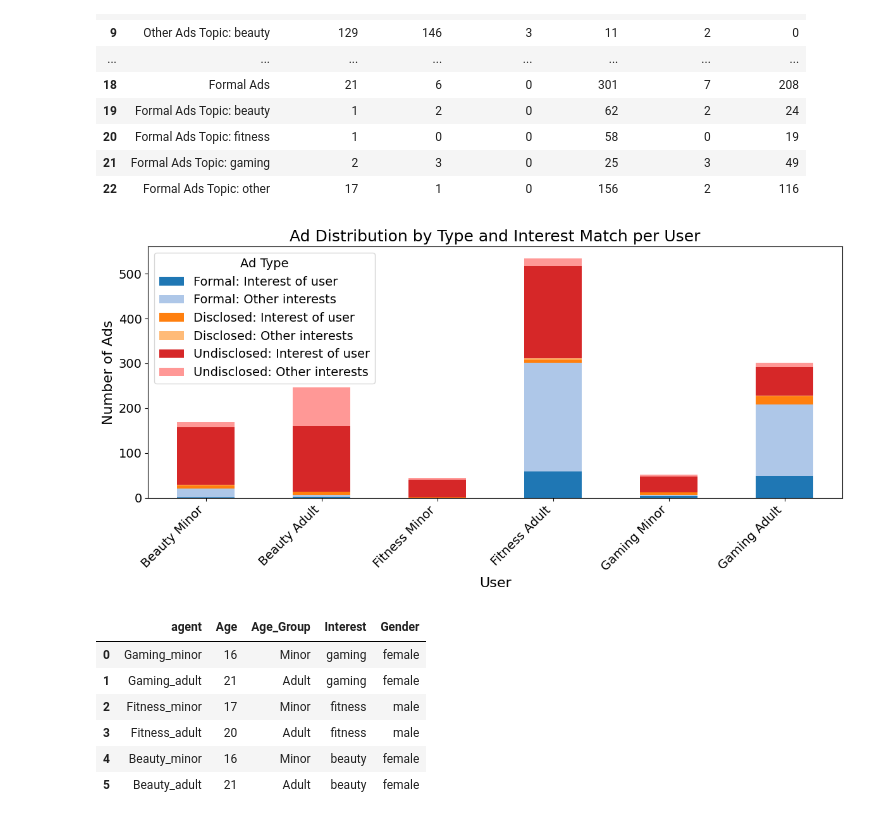
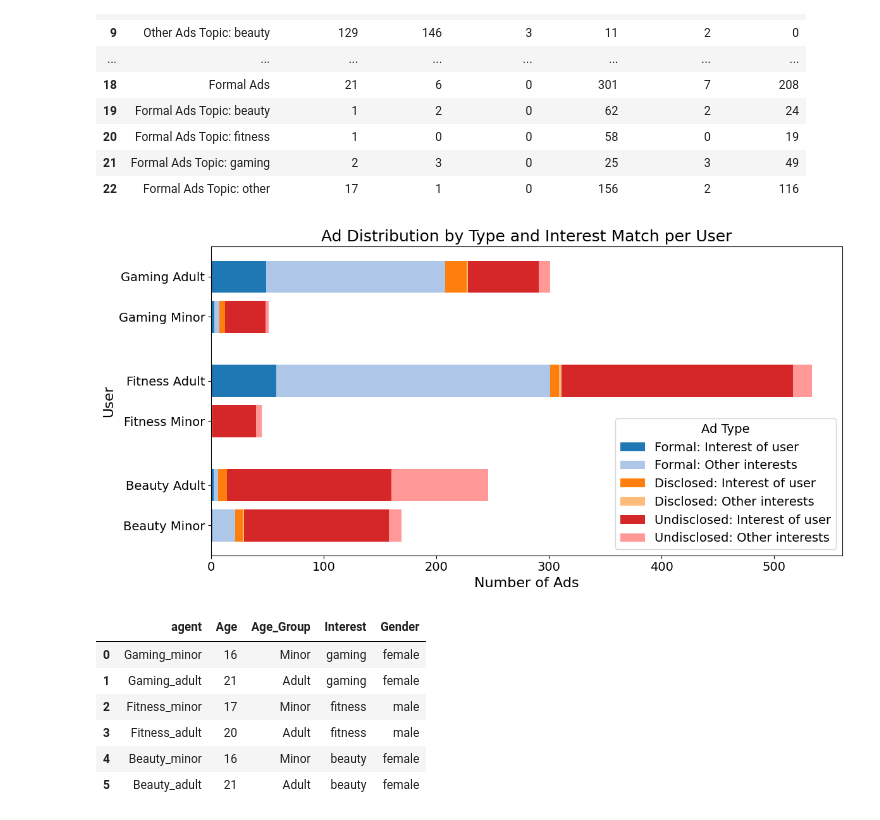
Before and after one commit to kinit-sk/dsaaudit-facct-2026, a Jupyter notebook: dsa_study.ipynb, the cells around one changed output. Saved outputs shown, nothing was run; the diff lists cells and outputs as text; code cells hidden in the pictures.

```diff
--- a/dsa_study.ipynb
+++ b/dsa_study.ipynb
@@ -63,47 +63,80 @@ for i, agent in enumerate(agents):
     influencer_match = float(summary_table.loc[summary_table.iloc[:, 0] == f'Influencer Ads Topic: {interest}'].values[0][i+1])
     influencer_nomatch = sum([
         float(summary_table.loc[summary_table.iloc[:, 0] == f'Influencer Ads Topic: {topic}'].values[0][i+1])
         for topic in formal_topics if topic != interest
     ])
 
     other_match = float(summary_table.loc[summary_table.iloc[:, 0] == f'Other Ads Topic: {interest}'].values[0][i+1])
     other_nomatch = sum([
         float(summary_table.loc[summary_table.iloc[:, 0] == f'Other Ads Topic: {topic}'].values[0][i+1])
         for topic in formal_topics if topic != interest
     ])
 
     ad_data_rows.append({
         'Agent': agent_label,
         f'{ad_types_mapping["formal"]}: Interest of user': formal_match,
         f'{ad_types_mapping["formal"]}: Other interests': formal_nomatch,
         f'{ad_types_mapping["influencer"]}: Interest of user': influencer_match,
         f'{ad_types_mapping["influencer"]}: Other interests': influencer_nomatch,
         f'{ad_types_mapping["other"]}: Interest of user': other_match,
         f'{ad_types_mapping["other"]}: Other interests': other_nomatch
     })
 
 ad_data = pd.DataFrame(ad_data_rows)
 
-# Create stacked bar chart
+# Group agents by interest to visually pair minor/adult
+def sort_key(agent_label):
+    interest, age = agent_label.split(' ')
+    interest_order = ['Beauty', 'Fitness', 'Gaming']
+    age_order = ['Minor', 'Adult']
+    return (interest_order.index(interest), age_order.index(age))
+
+ad_data = ad_data.sort_values('Agent', key=lambda s: s.map(sort_key))
+
+plot_cols = [
+    f'{ad_types_mapping["formal"]}: Interest of user',
+    f'{ad_types_mapping["formal"]}: Other interests',
+    f'{ad_types_mapping["influencer"]}: Interest of user',
+    f'{ad_types_mapping["influencer"]}: Other interests',
+    f'{ad_types_mapping["other"]}: Interest of user',
+    f'{ad_types_mapping["other"]}: Other interests'
+ ]
+
+# Create grouped y positions with a small gap between interests
+labels = ad_data["Agent"].tolist()
+groups = [label.split()[0] for label in labels]
+y_positions = []
+current_y = 0
+gap = 0.6
+
+for idx, group in enumerate(groups):
+    if idx > 0 and group != groups[idx - 1]:
+        current_y += gap
+    y_positions.append(current_y)
+    current_y += 1
+
+plot_data = ad_data.set_index("Agent")[plot_cols]
+
+# Create horizontal grouped stacked bar chart
 fig, ax = plt.subplots(figsize=(12, 6))
-ad_data.set_index('Agent')[[f'{ad_types_mapping["formal"]}: Interest of user', f'{ad_types_mapping["formal"]}: Other interests',
-                              f'{ad_types_mapping["influencer"]}: Interest of user', f'{ad_types_mapping["influencer"]}: Other interests',
-                              f'{ad_types_mapping["other"]}: Interest of user', f'{ad_types_mapping["other"]}: Other interests']].plot(
-    kind='bar',
-    stacked=True,
-    ax=ax,
-    color=['#1f77b4', '#aec7e8','#ff7f0e', '#ffbb78', '#d62728', '#ff9896']
-)
-ax.set_ylabel('Number of Ads', fontsize=16)
-ax.set_xlabel('User', fontsize=16)
+left = None
+colors = ['#1f77b4', '#aec7e8', '#ff7f0e', '#ffbb78', '#d62728', '#ff9896']
+
+for col, color in zip(plot_data.columns, colors):
+    ax.barh(y_positions, plot_data[col].values, left=left, color=color, label=col)
+    left = plot_data[col].values if left is None else left + plot_data[col].values
+
+ax.set_yticks(y_positions)
+ax.set_yticklabels(labels)
+ax.set_xlabel('Number of Ads', fontsize=16)
+ax.set_ylabel('User', fontsize=16)
 ax.set_title('Ad Distribution by Type and Interest Match per User', fontsize=18)
-ax.legend(title='Ad Type', loc='upper left', fontsize=14, title_fontsize=14)
+ax.legend(title='Ad Type', loc='lower right', fontsize=14, title_fontsize=14)
 ax.tick_params(axis='both', labelsize=14)
-plt.xticks(rotation=45, ha='right')
 plt.tight_layout()
 plt.show()
 # %% [output]
-[figure, old version]
+[figure, new version]
 # %%
 agent_metadata = pd.read_csv("agent_metadata.csv")
 agent_metadata.sort_values(by=["Interest","Age_Group"], ascending=False, inplace=True)
```
